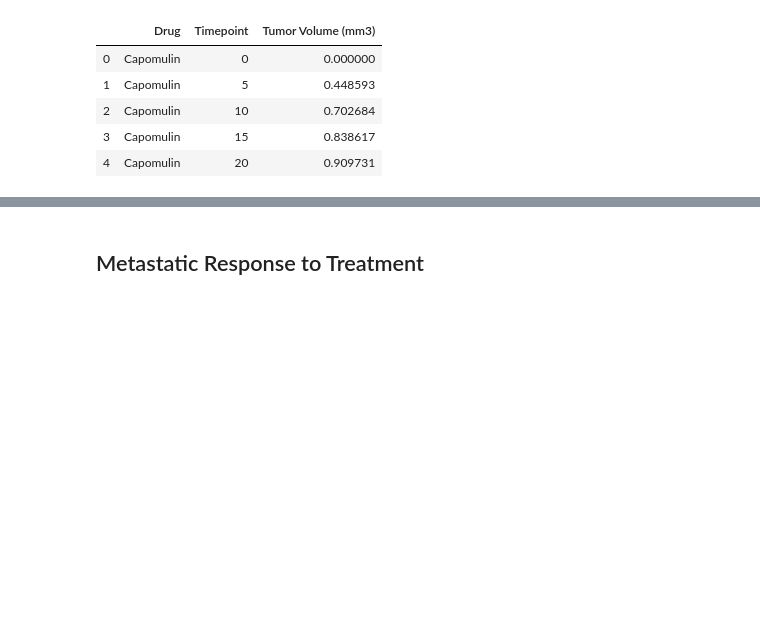
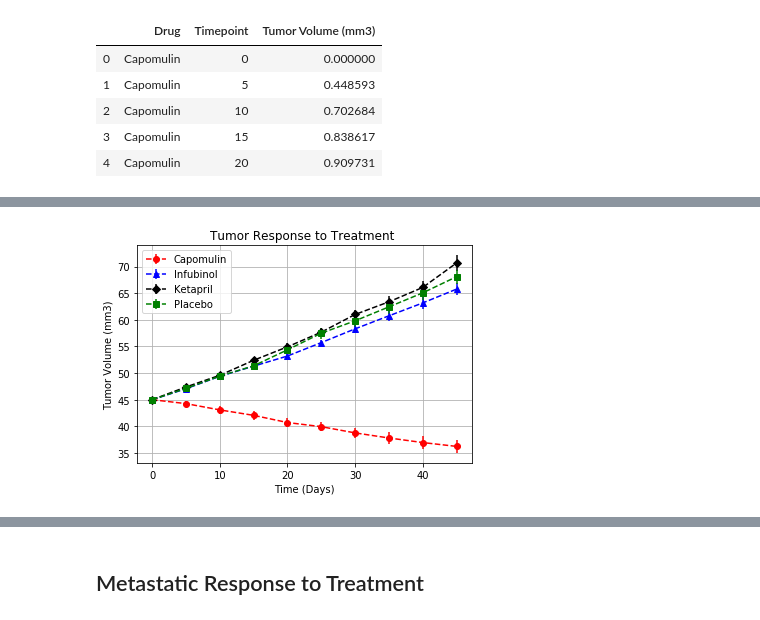
Before and after one commit to ncm103/Matplotlib_Challenge, a Jupyter notebook: Pymaceuticals/Matplotlib_challenge.ipynb, the cells around one changed output, grey strips where cells are left out. Saved outputs shown, nothing was run; the diff lists cells and outputs as text; code cells hidden in the pictures; blank space fills up the shorter version.

```diff
--- a/Pymaceuticals/Matplotlib_challenge.ipynb
+++ b/Pymaceuticals/Matplotlib_challenge.ipynb
@@ -85,21 +85,23 @@ data_munging
 | 40 | 36.958001 | 61.467895 | 63.162824 | 66.068580 | 65.600754 | 65.052675 | 63.045537 | 36.574081 | 65.356386 | ... |
 | 45 | 36.236114 | 64.132421 | 65.755562 | 70.662958 | 69.265506 | 68.084082 | 66.258529 | 34.955595 | 68.438310 | ... |
 # %%
-# Generate the Plot (with Error Bars)
-#capomulin_error = tumor_response_error.loc[tumor_response_error["Drug"] == "Capomulin", "Tumor Volume (mm3)"]
-#infubinol_error = tumor_response_error.loc[tumor_response_error["Drug"] == "Infubinol", "Tumor Volume (mm3)"]
-#ketapril_error = tumor_response_error.loc[tumor_response_error["Drug"] == "Ketapril", "Tumor Volume (mm3)"]
-#placebo_error = tumor_response_error.loc[tumor_response_error["Drug"] == "Placebo", "Tumor Volume (mm3)"]
-#time = [0, 5, 10, 15, 20, 25, 30, 35, 40, 45]
+#Generate the Plot (with Error Bars)
+capomulin_error = tumor_response_error.loc[tumor_response_error["Drug"] == "Capomulin", "Tumor Volume (mm3)"]
+infubinol_error = tumor_response_error.loc[tumor_response_error["Drug"] == "Infubinol", "Tumor Volume (mm3)"]
+ketapril_error = tumor_response_error.loc[tumor_response_error["Drug"] == "Ketapril", "Tumor Volume (mm3)"]
+placebo_error = tumor_response_error.loc[tumor_response_error["Drug"] == "Placebo", "Tumor Volume (mm3)"]
+time = [0, 5, 10, 15, 20, 25, 30, 35, 40, 45]
 
-#plt.errorbar("Time", data_munging["Capomulin"] , yerr= capomulin_error, label= "Capomulin", marker= "o", color="red", linestyle='--')
-#plt.errorbar("Time", data_munging["Infubinol"] , yerr= infubinol_error, label= "Infubinol", marker= "^", color="blue", linestyle='--')
-#plt.errorbar("Time", data_munging["Ketapril"] , yerr= ketapril_error, label= "Ketapril", marker= "D", color="black", linestyle='--')
-#plt.errorbar("Time", data_munging["Placebo"] , yerr= placebo_error , label= "Placebo", marker= "s", color="green", linestyle='--')
-#plt.legend()
-#plt.title("Tumor Response to Treatment ")
-#plt.xlabel("Time (Days)")
-#plt.ylabel("Tumor Volume (mm3)")
-#plt.grid()
+plt.errorbar(data_munging.index, data_munging["Capomulin"] , yerr= capomulin_error, label= "Capomulin", marker= "o", color="red", linestyle='--')
+plt.errorbar(data_munging.index, data_munging["Infubinol"] , yerr= infubinol_error, label= "Infubinol", marker= "^", color="blue", linestyle='--')
+plt.errorbar(data_munging.index, data_munging["Ketapril"] , yerr= ketapril_error, label= "Ketapril", marker= "D", color="black", linestyle='--')
+plt.errorbar(data_munging.index, data_munging["Placebo"] , yerr= placebo_error , label= "Placebo", marker= "s", color="green", linestyle='--')
+plt.legend()
+plt.title("Tumor Response to Treatment ")
+plt.xlabel("Time (Days)")
+plt.ylabel("Tumor Volume (mm3)")
+plt.grid()
 # Save the Figure
 #plt.savefig("Images/Tumor_Response.png")
+# %% [output]
+[figure, added]
```
Also changed, not shown: parts of 6 cells of this notebook.
